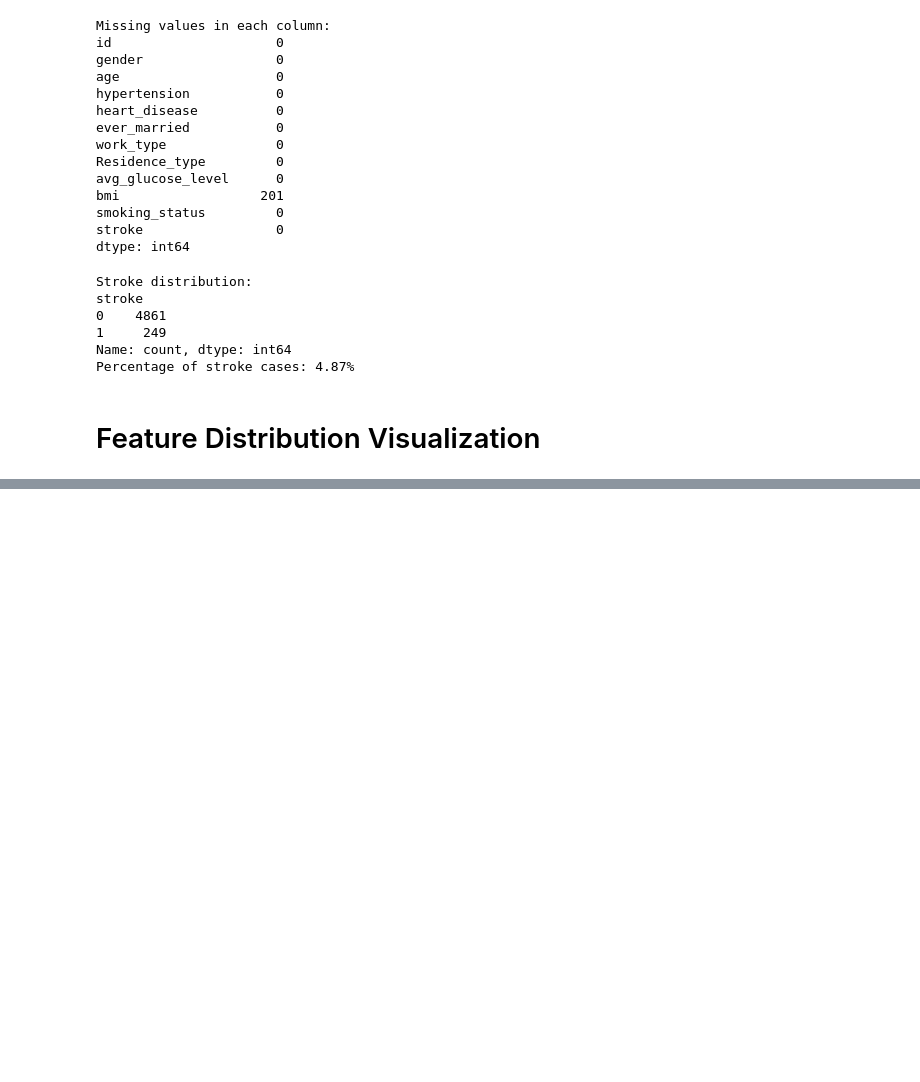
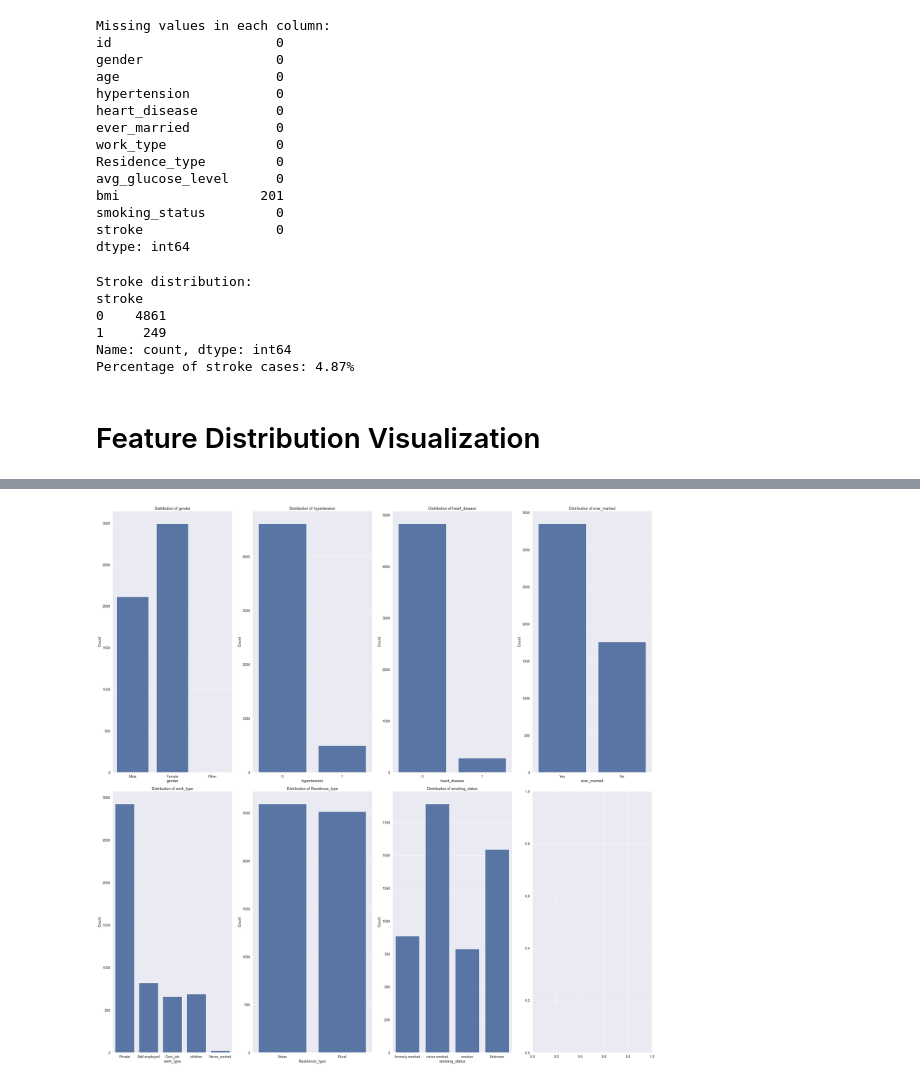
Before and after one commit to marwannour1/stroke_prediction, a Jupyter notebook: main.ipynb, the cells around one changed output, grey strips where cells are left out. Drawn from its saved outputs; the diff is of its cells as text; code cells hidden in the pictures; blank space fills up the shorter version.

```diff
--- a/main.ipynb
+++ b/main.ipynb
@@ -142,0 +152,19 @@ Text(0, 0.5, 'Frequency')
+# %%
+# Visualize the distribution of categorical features
+# 2. Distribution of categorical features
+categorical_features = ['gender', 'hypertension', 'heart_disease', 'ever_married',
+                       'work_type', 'Residence_type', 'smoking_status']
+
+fig, axes = plt.subplots(2, 4, figsize=(30, 30))
+axes = axes.flatten()
+
+for i, feature in enumerate(categorical_features):
+    sns.countplot(x=feature, data=df, ax=axes[i])
+    axes[i].set_title(f'Distribution of {feature}')
+    axes[i].set_xlabel(feature)
+    axes[i].set_ylabel('Count')
+
+plt.tight_layout()
+plt.show()
+# %% [output]
+[figure, added]
```
Also changed, not shown: parts of 3 cells of this notebook.
